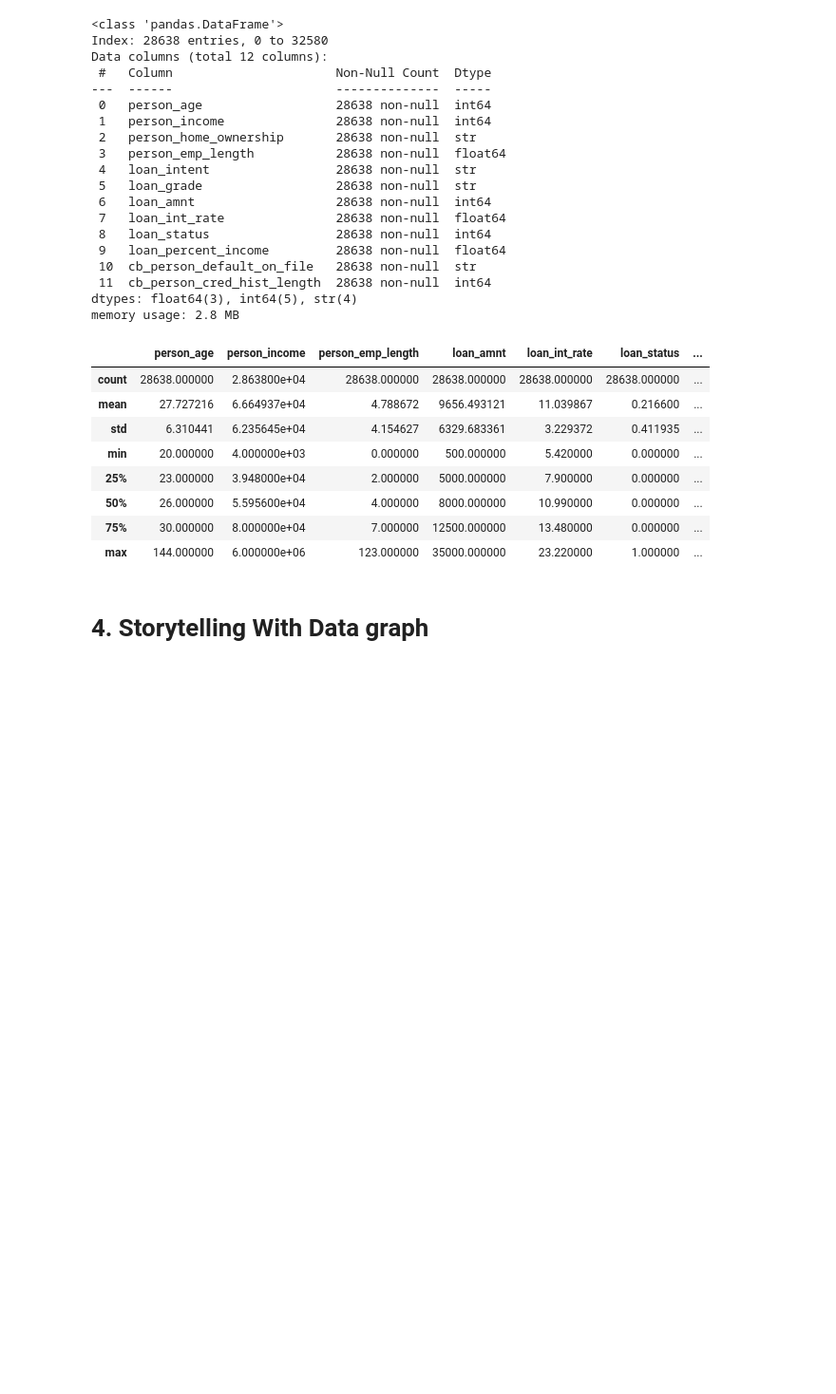
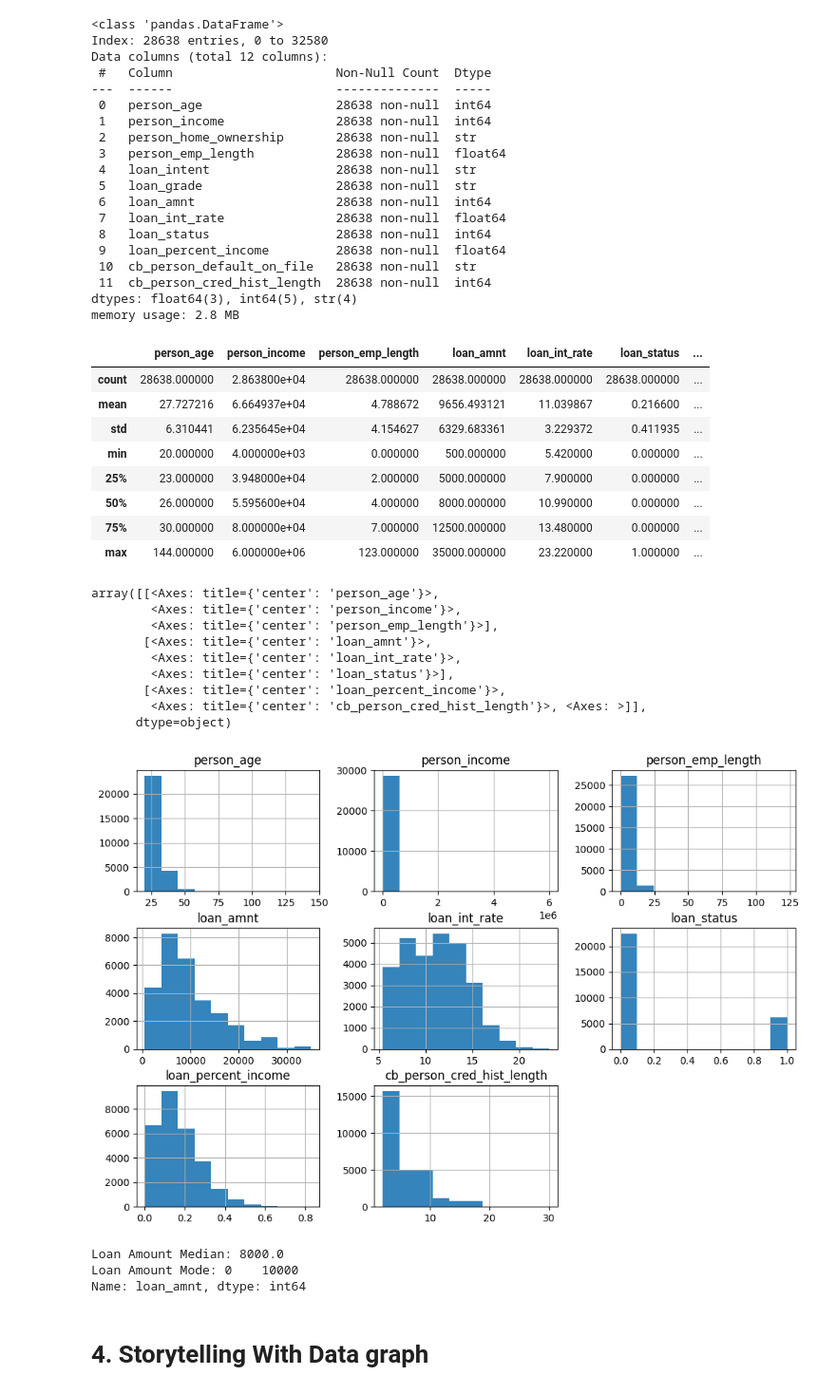
Before and after one commit to JonG-2025/Module-B-semester-2, a Jupyter notebook: Week4.ipynb, the cells around one changed output. Shown at 95% size. Cells and saved outputs as stored; diff of their text form; code cells hidden in the pictures; blank space fills up the shorter version.

```diff
--- a/Week4.ipynb
+++ b/Week4.ipynb
@@ -136,6 +136,35 @@ df_clean.describe()
 | 50% | 26.000000 | 5.595600e+04 | 4.000000 | 8000.000000 | 10.990000 | 0.000000 | ... |
 | 75% | 30.000000 | 8.000000e+04 | 7.000000 | 12500.000000 | 13.480000 | 0.000000 | ... |
 | max | 144.000000 | 6.000000e+06 | 123.000000 | 35000.000000 | 23.220000 | 1.000000 | ... |
+# %%
+#Creating histograms for each column that is an integer or float now that data is cleaned.
+
+df_clean.hist(figsize=(12, 8), bins=10, alpha=0.9)
+# %% [output]
+array([[<Axes: title={'center': 'person_age'}>,
+        <Axes: title={'center': 'person_income'}>,
+        <Axes: title={'center': 'person_emp_length'}>],
+       [<Axes: title={'center': 'loan_amnt'}>,
+        <Axes: title={'center': 'loan_int_rate'}>,
+        <Axes: title={'center': 'loan_status'}>],
+       [<Axes: title={'center': 'loan_percent_income'}>,
+        <Axes: title={'center': 'cb_person_cred_hist_length'}>, <Axes: >]],
+      dtype=object)
+[figure, added]
+# %%
+# Mean is above in df_cleaned.describe(). Id like to get the median and mode for loan amount.
+
+s = df_clean['loan_amnt']
+
+median = s.median()
+mode_series = s.mode()
+
+print("Loan Amount Median:", median)
+print("Loan Amount Mode:", mode_series)
+# %% [output]
+Loan Amount Median: 8000.0
+Loan Amount Mode: 0    10000
+Name: loan_amnt, dtype: int64
 # %% [markdown]
 # 4. Storytelling With Data graph
 # %% [markdown]
```
